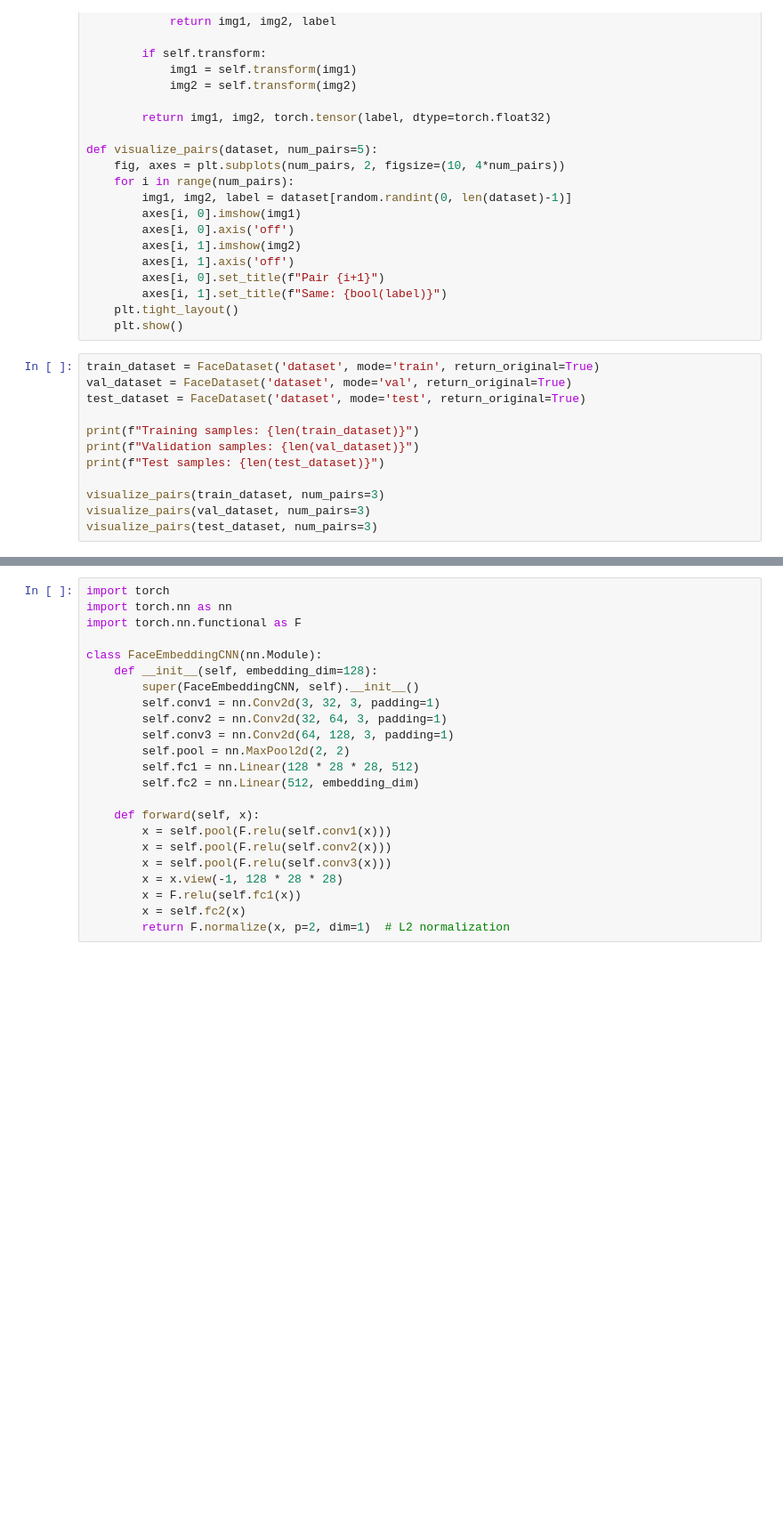
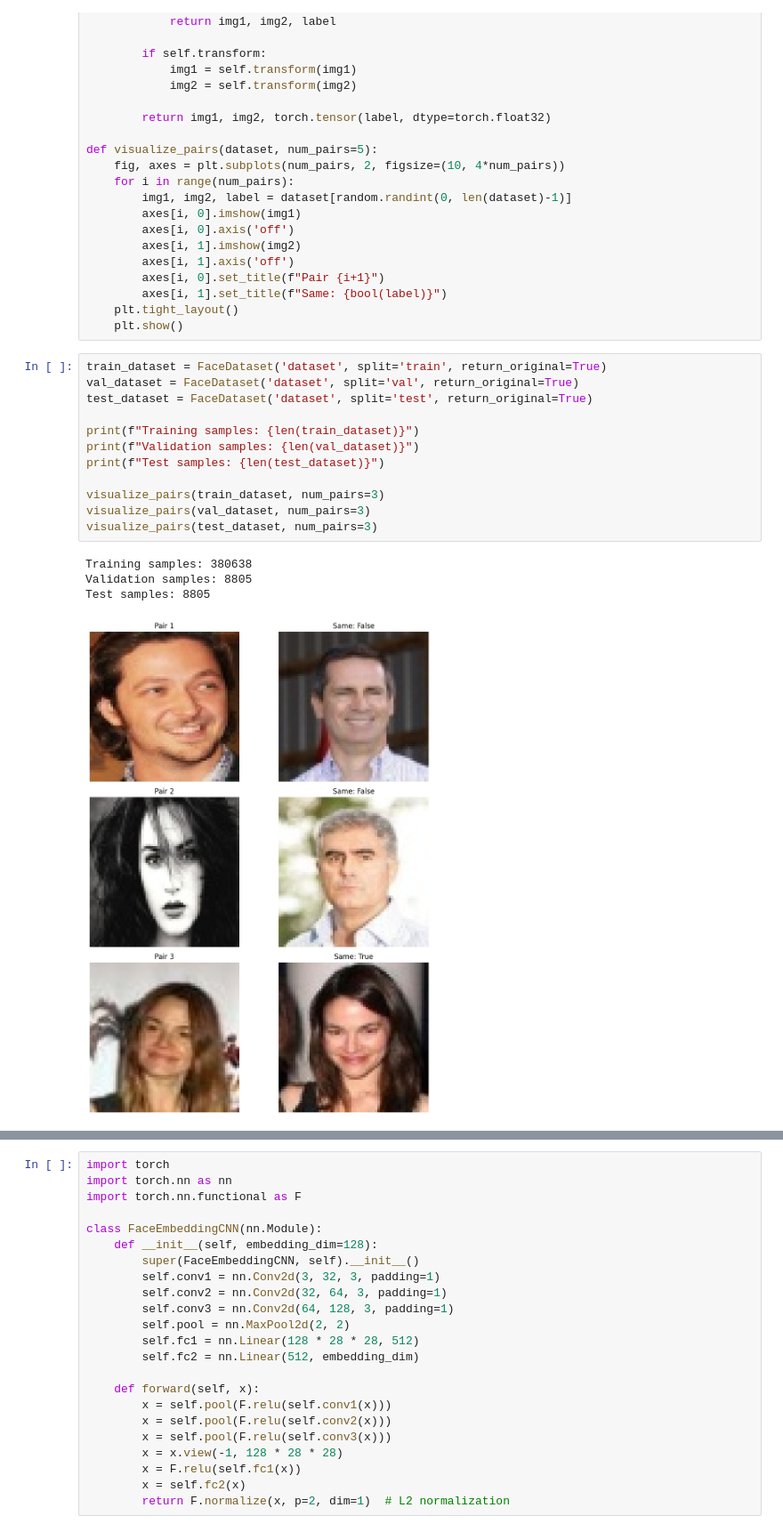
Before and after one commit to nhat120904/Face-Attendance-System, a Jupyter notebook: test.ipynb, the cells around one changed output, grey strips where cells are left out. Shown at 89% size. Drawn from its saved outputs; the diff is of its cells as text; blank space fills up the shorter version.

```diff
--- a/test.ipynb
+++ b/test.ipynb
@@ -101,14 +101,19 @@ def visualize_pairs(dataset, num_pairs=5):
     plt.tight_layout()
     plt.show()
 # %%
-train_dataset = FaceDataset('dataset', mode='train', return_original=True)
-val_dataset = FaceDataset('dataset', mode='val', return_original=True)
-test_dataset = FaceDataset('dataset', mode='test', return_original=True)
+train_dataset = FaceDataset('dataset', split='train', return_original=True)
+val_dataset = FaceDataset('dataset', split='val', return_original=True)
+test_dataset = FaceDataset('dataset', split='test', return_original=True)
 
 print(f"Training samples: {len(train_dataset)}")
 print(f"Validation samples: {len(val_dataset)}")
 print(f"Test samples: {len(test_dataset)}")
 
 visualize_pairs(train_dataset, num_pairs=3)
 visualize_pairs(val_dataset, num_pairs=3)
 visualize_pairs(test_dataset, num_pairs=3)
+# %% [output]
+Training samples: 380638
+Validation samples: 8805
+Test samples: 8805
+[figure, added]
```
Also changed, not shown: parts of 2 cells of this notebook, 29 other files.
